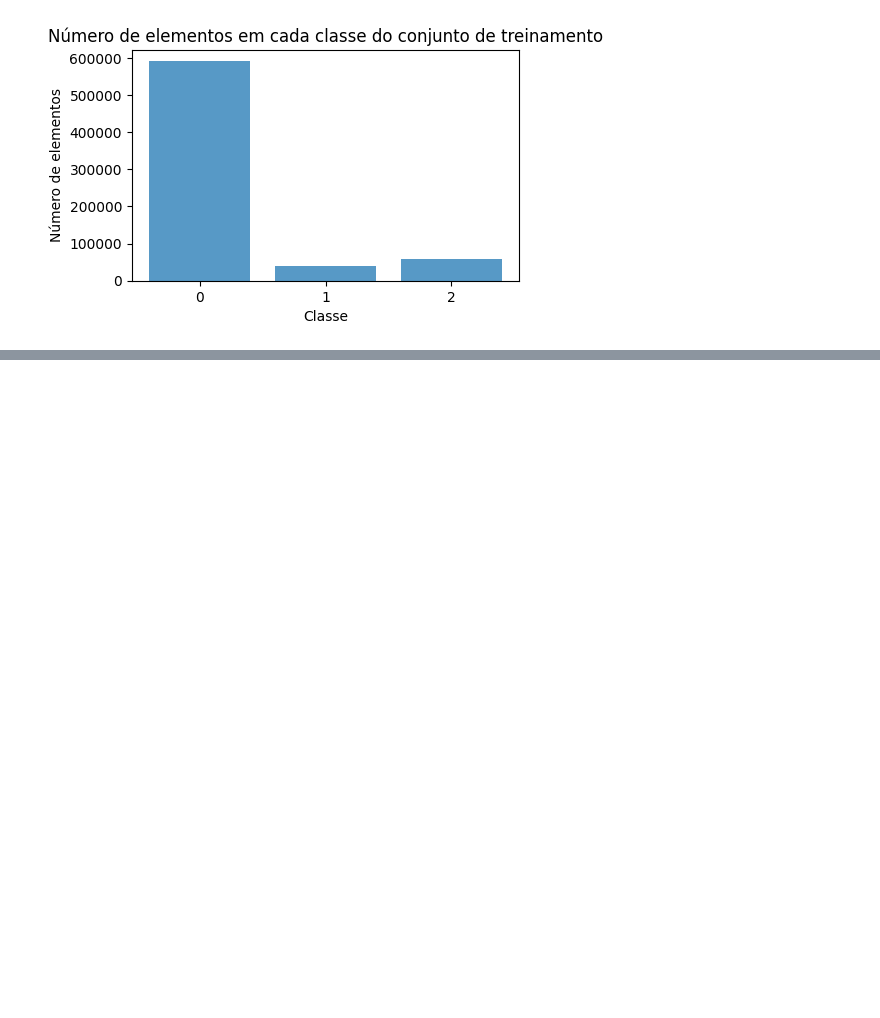
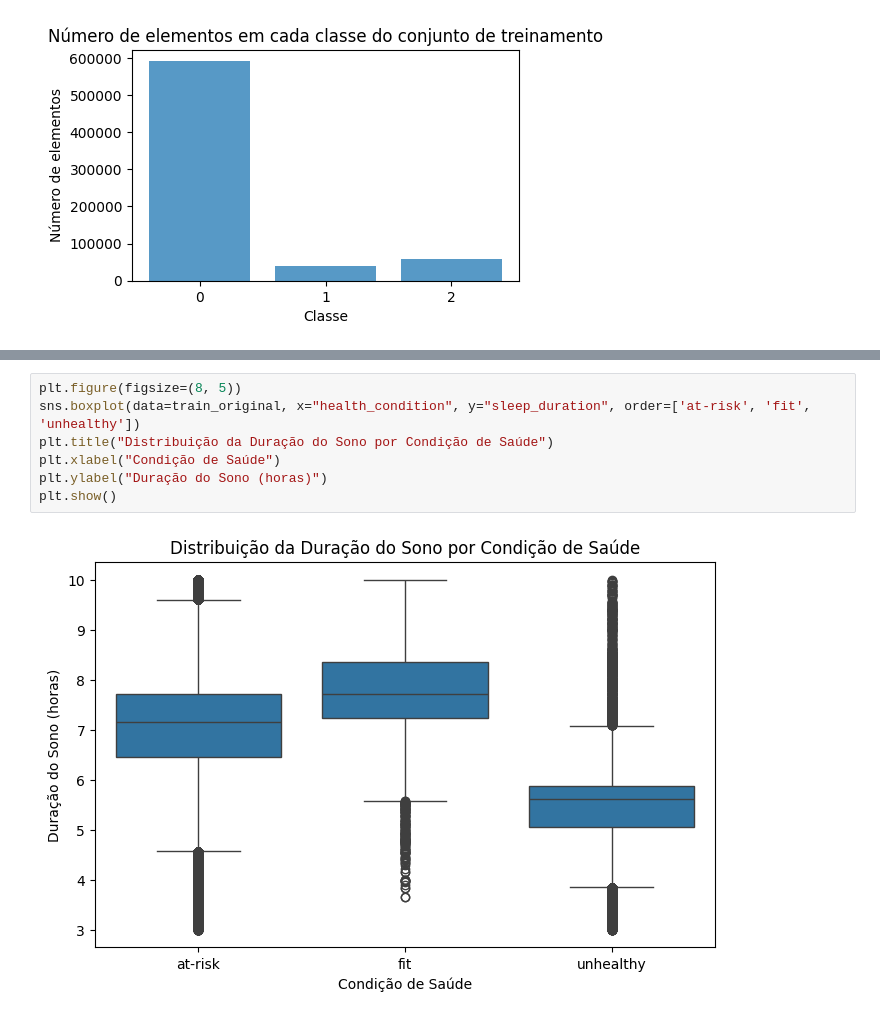
Before and after one commit to iagocomin/DataScience_Project1, a Jupyter notebook: Predicting_Student_Health_Risk.ipynb, the cells around one changed output, grey strips where cells are left out. Drawn from its saved outputs; the diff is of its cells as text; blank space fills up the shorter version.

```diff
--- a/Predicting_Student_Health_Risk.ipynb
+++ b/Predicting_Student_Health_Risk.ipynb
@@ -315,0 +412,9 @@ Fazendo o treinamento do modelo Naive Bayes e vendo qual a acurácia.
+# %%
+plt.figure(figsize=(8, 5))
+sns.boxplot(data=train_original, x="health_condition", y="sleep_duration", order=['at-risk', 'fit', 'unhealthy'])
+plt.title("Distribuição da Duração do Sono por Condição de Saúde")
+plt.xlabel("Condição de Saúde")
+plt.ylabel("Duração do Sono (horas)")
+plt.show()
+# %% [output]
+[figure, added]
```
Also changed, not shown: parts of 45 cells of this notebook.
